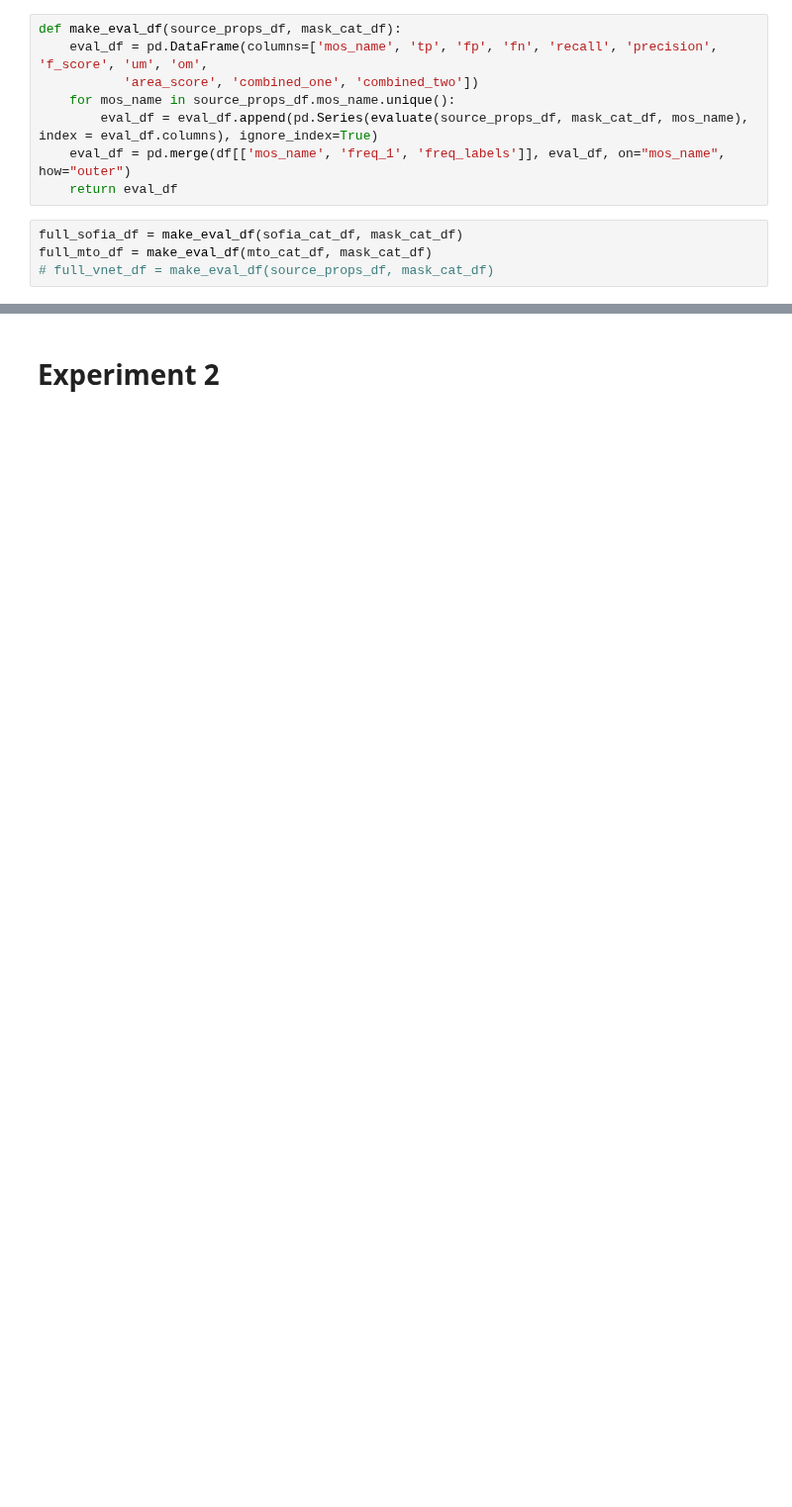
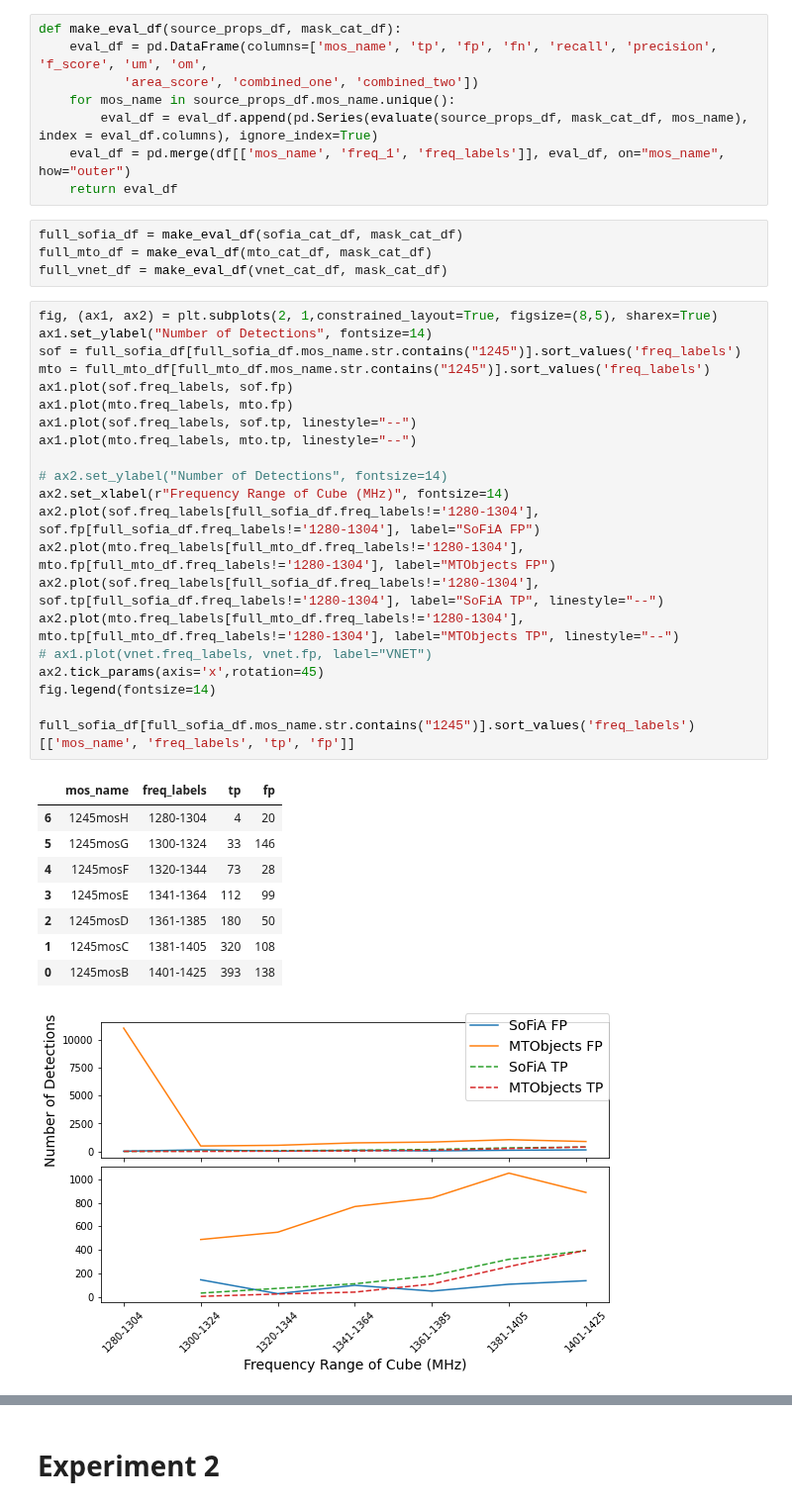
Before and after one commit to Jbarkai/HISourceFinder, a Jupyter notebook: notebooks/Inference.ipynb, the cells around one changed output, grey strips where cells are left out. Shown at 99% size. Drawn from its saved outputs; the diff is of its cells as text; blank space fills up the shorter version.

```diff
--- a/notebooks/Inference.ipynb
+++ b/notebooks/Inference.ipynb
@@ -155,4 +167,35 @@ def make_eval_df(source_props_df, mask_cat_df):
 # %%
 full_sofia_df = make_eval_df(sofia_cat_df, mask_cat_df)
 full_mto_df = make_eval_df(mto_cat_df, mask_cat_df)
-# full_vnet_df = make_eval_df(source_props_df, mask_cat_df)
+full_vnet_df = make_eval_df(vnet_cat_df, mask_cat_df)
+# %%
+fig, (ax1, ax2) = plt.subplots(2, 1,constrained_layout=True, figsize=(8,5), sharex=True)
+ax1.set_ylabel("Number of Detections", fontsize=14)
+sof = full_sofia_df[full_sofia_df.mos_name.str.contains("1245")].sort_values('freq_labels')
+mto = full_mto_df[full_mto_df.mos_name.str.contains("1245")].sort_values('freq_labels')
+ax1.plot(sof.freq_labels, sof.fp)
+ax1.plot(mto.freq_labels, mto.fp)
+ax1.plot(sof.freq_labels, sof.tp, linestyle="--")
+ax1.plot(mto.freq_labels, mto.tp, linestyle="--")
+
+# ax2.set_ylabel("Number of Detections", fontsize=14)
+ax2.set_xlabel(r"Frequency Range of Cube (MHz)", fontsize=14)
+ax2.plot(sof.freq_labels[full_sofia_df.freq_labels!='1280-1304'], sof.fp[full_sofia_df.freq_labels!='1280-1304'], label="SoFiA FP")
+ax2.plot(mto.freq_labels[full_mto_df.freq_labels!='1280-1304'], mto.fp[full_mto_df.freq_labels!='1280-1304'], label="MTObjects FP")
+ax2.plot(sof.freq_labels[full_sofia_df.freq_labels!='1280-1304'], sof.tp[full_sofia_df.freq_labels!='1280-1304'], label="SoFiA TP", linestyle="--")
+ax2.plot(mto.freq_labels[full_mto_df.freq_labels!='1280-1304'], mto.tp[full_mto_df.freq_labels!='1280-1304'], label="MTObjects TP", linestyle="--")
+# ax1.plot(vnet.freq_labels, vnet.fp, label="VNET")
+ax2.tick_params(axis='x',rotation=45)
+fig.legend(fontsize=14)
+
+full_sofia_df[full_sofia_df.mos_name.str.contains("1245")].sort_values('freq_labels')[['mos_name', 'freq_labels', 'tp', 'fp']]
+# %% [output]
+|  | mos_name | freq_labels | tp | fp |
+| 6 | 1245mosH | 1280-1304 | 4 | 20 |
+| 5 | 1245mosG | 1300-1324 | 33 | 146 |
+| 4 | 1245mosF | 1320-1344 | 73 | 28 |
+| 3 | 1245mosE | 1341-1364 | 112 | 99 |
+| 2 | 1245mosD | 1361-1385 | 180 | 50 |
+| 1 | 1245mosC | 1381-1405 | 320 | 108 |
+| 0 | 1245mosB | 1401-1425 | 393 | 138 |
+[figure, added]
```
Also changed, not shown: parts of 25 cells of this notebook, 13 other files.
